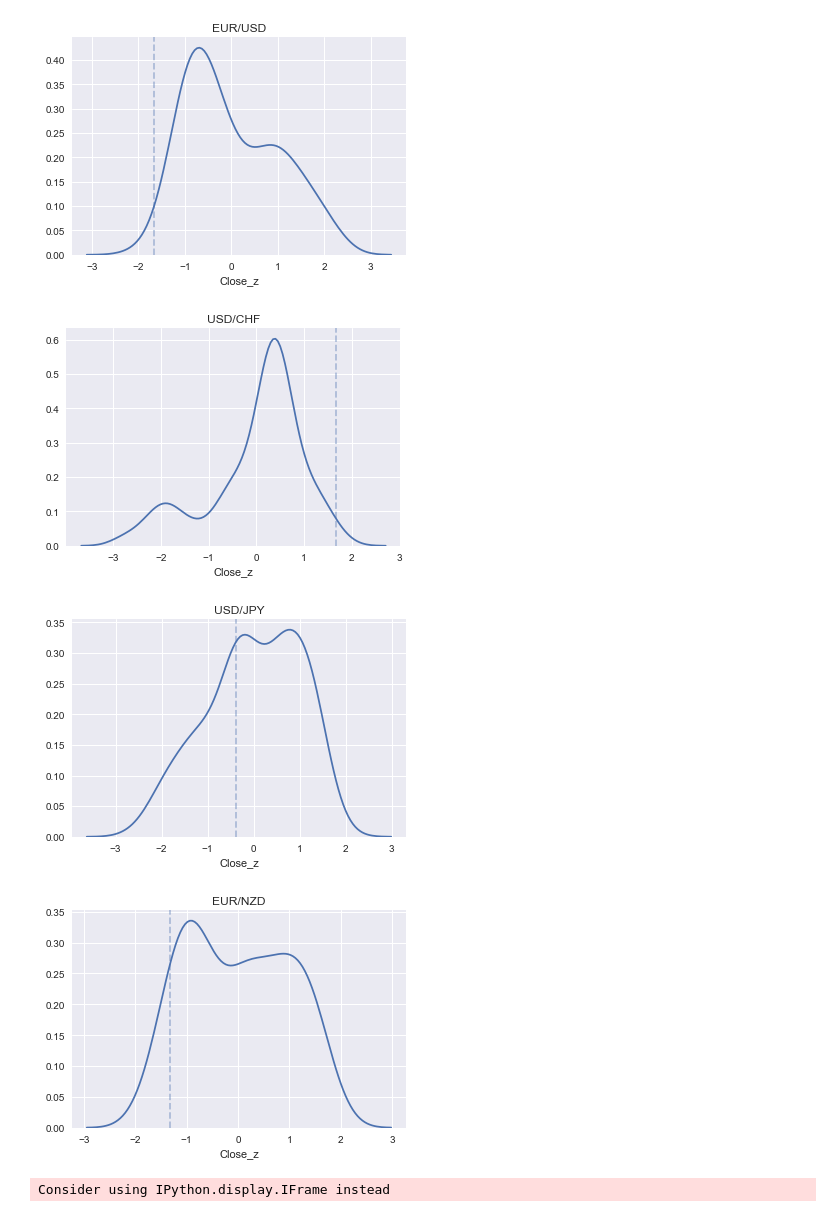
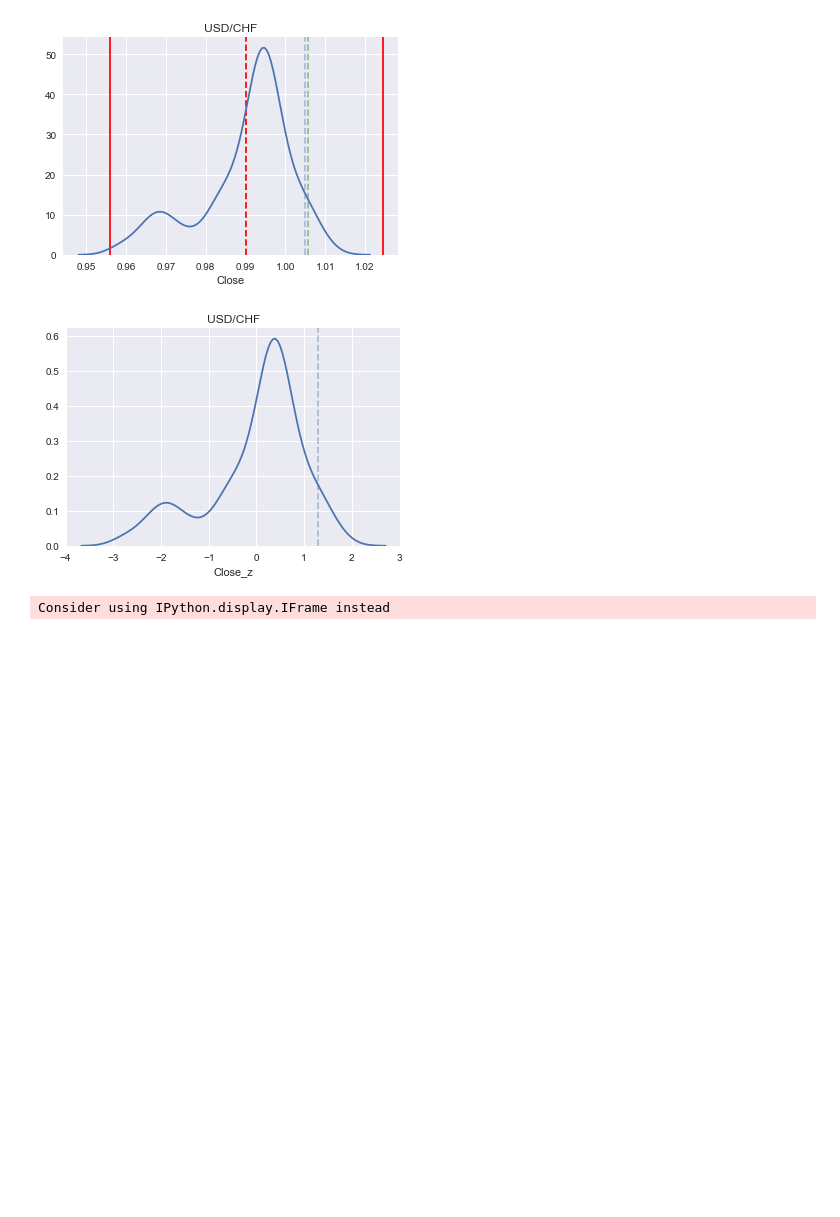
Before and after one commit to ballmdr/blockchain-python, a Jupyter notebook: FXCM/Portfolio.ipynb, the cells around one changed output. Cells and saved outputs as stored; diff of their text form; code cells hidden in the pictures; blank space fills up the shorter version.

```diff
--- a/FXCM/Portfolio.ipynb
+++ b/FXCM/Portfolio.ipynb
@@ -31,23 +20,34 @@ symbols = ['EUR/USD', 'USD/CHF', 'USD/JPY', 'EUR/NZD']
+# %%
+symbols = ['USD/CHF']
+pos = [1.00564]
 # %%
 df = dict()
 for symbol in symbols:
-    df[symbol] = con.get_candles(symbol, period='D1', number=175) #20 Days
+    df[symbol] = con.get_candles(symbol, period='D1', number=175) #1 Years
     df[symbol]['Close'] = (df[symbol]['bidclose'] + df[symbol]['askclose'])/2
+    df[symbol]['Close_z'] = z(df[symbol]['Close'])
-# %%
-newdf = df
-for symbol in symbols:
-    newdf[symbol]['Close_z'] = z(df[symbol]['Close'])
+# %%
+for symbol in symbols:
+    plt.title(symbol)
+    plt.axvline(x=df[symbol].iloc[-1]['Close'], linestyle='--', alpha=0.4)
+    plt.axvline(x=pos[0], linestyle='--', alpha=0.4, color='green')
+    std = np.std(df[symbol]['Close'])
+    mean = np.mean(df[symbol]['Close'])
+    plt.axvline(x=mean, color='red', linestyle='--')
+    plt.axvline(x=(std*3)+mean, color='red')
+    plt.axvline(x=mean-(std*3), color='red')
+    sns.distplot(df[symbol]['Close'], hist=False)
+    plt.show()
+# %% [output]
+[figure, added]
 # %%
 for symbol in symbols:
     plt.title(symbol)
-    plt.axvline(x=newdf[symbol].iloc[-1]['Close_z'], linestyle='--', alpha=0.4)
-    sns.distplot(newdf[symbol]['Close_z'], hist=False)
+    plt.axvline(x=df[symbol].iloc[-1]['Close_z'], linestyle='--', alpha=0.4)
+    sns.distplot(df[symbol]['Close_z'], hist=False)
     plt.show()
 # %% [output]
-[figure, old version]
+[figure, new version]
-[figure, removed]
-[figure, removed]
-[figure, removed]
 # %%
 def getFig(symbol_focus):
     mean = np.mean(newdf[symbol_focus]['Close_z'])
```
Also changed, not shown: parts of 4 cells of this notebook, 2 other files.
